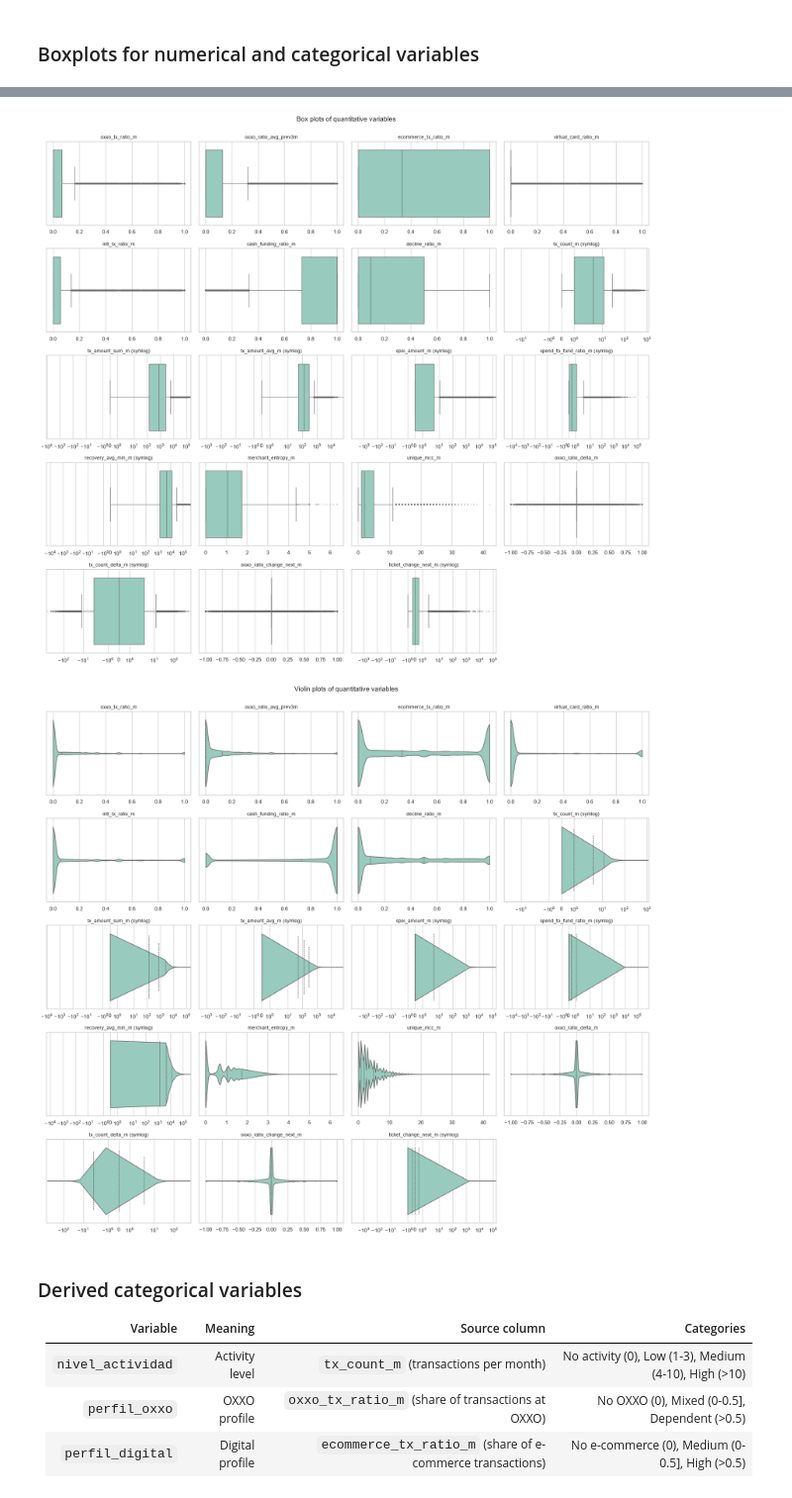
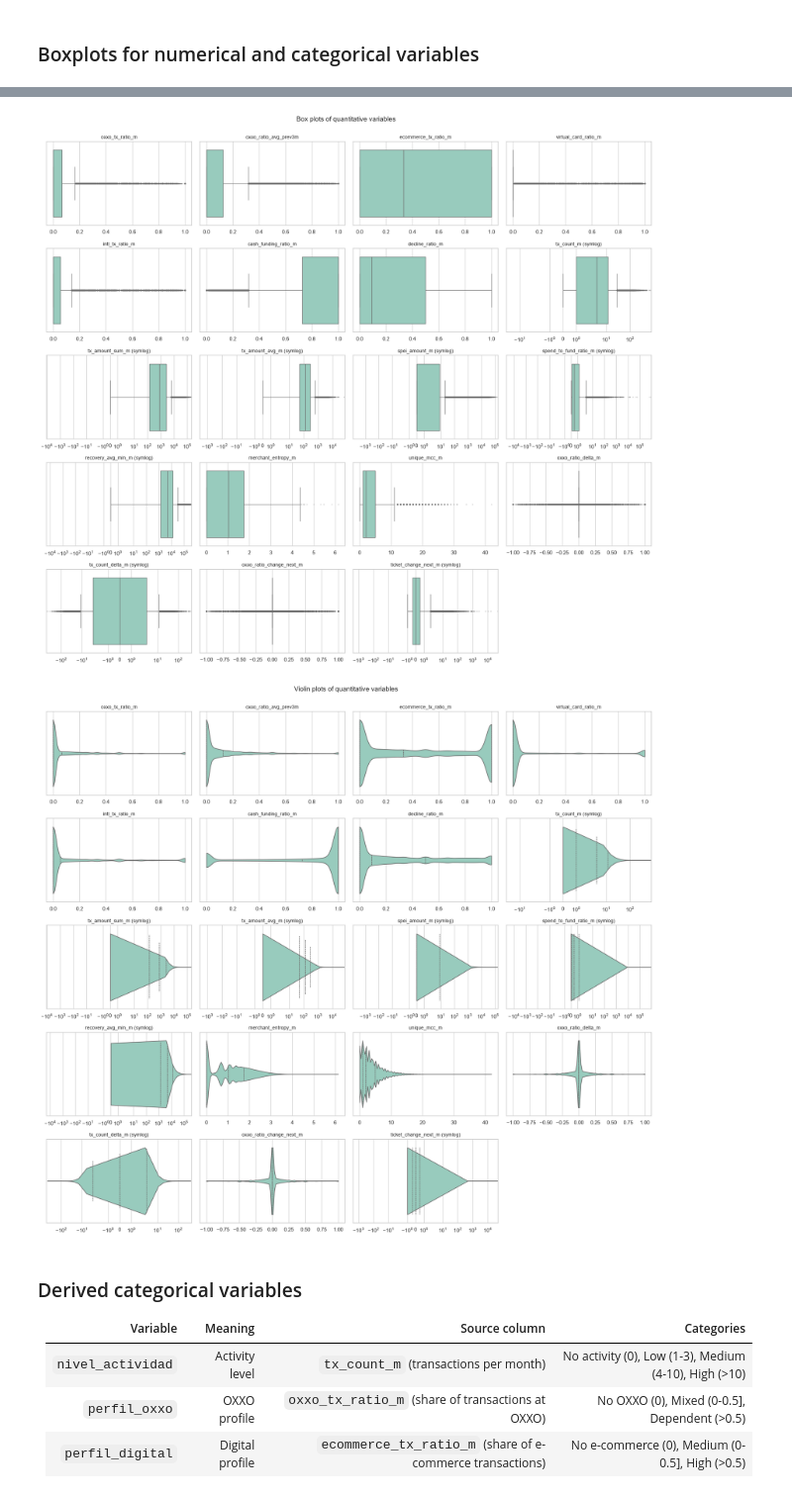
Before and after one commit to Krdz14/EDAgroup5, a Jupyter notebook: boxplot.ipynb, the cells around one changed output, grey strips where cells are left out. Shown at 99% size. Saved outputs shown, nothing was run; the diff lists cells and outputs as text; code cells hidden in the pictures.

```diff
--- a/boxplot.ipynb
+++ b/boxplot.ipynb
@@ -1,20 +58,17 @@
 # %% [markdown]
 ### Boxplots for numerical and categorical variables
 # %%
-import os
 import numpy as np
 import pandas as pd
 import seaborn as sns
 import matplotlib.pyplot as plt
 
 data = "data/g5_dataSample_v2_processed.csv"
+
 sns.set_theme(style="whitegrid")
-
 df = pd.read_csv(data)
 
-
 # Imputed values (0) NaN so they don't distort the plots
-
 imputed = {
     "oxxo_ratio_avg_prev3m": "oxxo_ratio_avg_prev3m_was_missing",
     "recovery_avg_min_m": "recovery_avg_min_m_was_missing",
@@ -25,19 +79,16 @@ for col, flag in imputed.items():
     if flag in df.columns:
         df.loc[df[flag], col] = np.nan
 
-# No missing-flag for these two: they are 0 when there was no funding
-for col in ["cash_funding_ratio_m", "spend_to_fund_ratio_m"]:
-    df.loc[df["is_zero_funding_m"], col] = np.nan
-
+# Apply this mask only when the source includes the auxiliary column
+if "is_zero_funding_m" in df.columns:
+    for col in ["cash_funding_ratio_m", "spend_to_fund_ratio_m"]:
+        df.loc[df["is_zero_funding_m"], col] = np.nan
 
 quantitative = [
-    # Ratios in [0, 1]
     "oxxo_tx_ratio_m", "oxxo_ratio_avg_prev3m", "ecommerce_tx_ratio_m",
     "virtual_card_ratio_m", "intl_tx_ratio_m", "cash_funding_ratio_m", "decline_ratio_m",
-    # Amounts, counts, times and diversity
     "tx_count_m", "tx_amount_sum_m", "tx_amount_avg_m", "spei_amount_m",
     "spend_to_fund_ratio_m", "recovery_avg_min_m", "merchant_entropy_m", "unique_mcc_m",
-    # Changes between months
     "oxxo_ratio_delta_m", "tx_count_delta_m",
     "oxxo_ratio_change_next_m", "ticket_change_next_m",
 ]
@@ -45,61 +96,57 @@ quantitative = [
 print("=== Summary of quantitative variables ===")
 print(df[quantitative].describe().T[["count", "min", "50%", "max"]].round(3))
 
-
 log_scale = {
     "tx_count_m", "tx_amount_sum_m", "tx_amount_avg_m", "spei_amount_m",
     "spend_to_fund_ratio_m", "recovery_avg_min_m",
     "tx_count_delta_m", "ticket_change_next_m",
 }
 
+plot_data = df.sample(n=min(200_000, len(df)), random_state=42)
 
-def plot_all(kind, filename, ncols=4):
+def plot_all(kind, ncols=4):
     nrows = int(np.ceil(len(quantitative) / ncols))
     fig, axes = plt.subplots(nrows, ncols, figsize=(4.5 * ncols, 3.2 * nrows))
     axes = axes.ravel()
     for ax, col in zip(axes, quantitative):
-        values = df[col].dropna()
+        values = plot_data[col].dropna()
         if kind == "box":
-
             sns.boxplot(x=values, ax=ax, color="#8fd3c1", fliersize=1.5,
                         flierprops={"alpha": 0.3})
         else:
             sns.violinplot(x=values, ax=ax, color="#8fd3c1", cut=0, inner="quartile")
         if col in log_scale:
             ax.set_xscale("symlog")
         ax.set_title(col + (" (symlog)" if col in log_scale else ""), fontsize=10)
         ax.set_xlabel("")
     for ax in axes[len(quantitative):]:
         ax.axis("off")
     fig.suptitle(f"{kind.capitalize()} plots of quantitative variables", fontsize=14, y=1.0)
     fig.tight_layout()
     plt.show()
 
-    # Boxplots
-plot_all("box", "boxplots_quantitative.png")
-
-# Violin plots
-plot_all("violin", "violinplots_quantitative.png")
+plot_all("box")
+plot_all("violin")
 # %% [output]
 === Summary of quantitative variables ===
                              count    min       50%         max
 oxxo_tx_ratio_m           921438.0    0.0     0.000       1.000
 oxxo_ratio_avg_prev3m     743099.0    0.0     0.000       1.000
 ecommerce_tx_ratio_m      921438.0    0.0     0.333       1.000
 virtual_card_ratio_m      921438.0    0.0     0.000       1.000
 intl_tx_ratio_m           921438.0    0.0     0.000       1.000
 cash_funding_ratio_m      583433.0    0.0     1.000       1.000
 decline_ratio_m           921438.0    0.0     0.093       1.000
 tx_count_m                921438.0    0.0     4.000    1137.000
 tx_amount_sum_m           921438.0    0.0   797.895  210873.040
 tx_amount_avg_m           921438.0    0.0   134.600   66547.700
 ... (5 lines left out)
 oxxo_ratio_delta_m        679286.0   -1.0     0.000       1.000
 tx_count_delta_m          871438.0 -682.0     0.000     666.000
 oxxo_ratio_change_next_m  716001.0   -1.0     0.000       1.000
 ticket_change_next_m      715956.0   -1.0     0.000  161551.000
-[figure, old version]
+[figure, new version]
-[figure, old version]
+[figure, new version]
 # %% [markdown]
 ### Derived categorical variables
 
```
Also changed, not shown: parts of 3 cells of this notebook, 1 other file.
